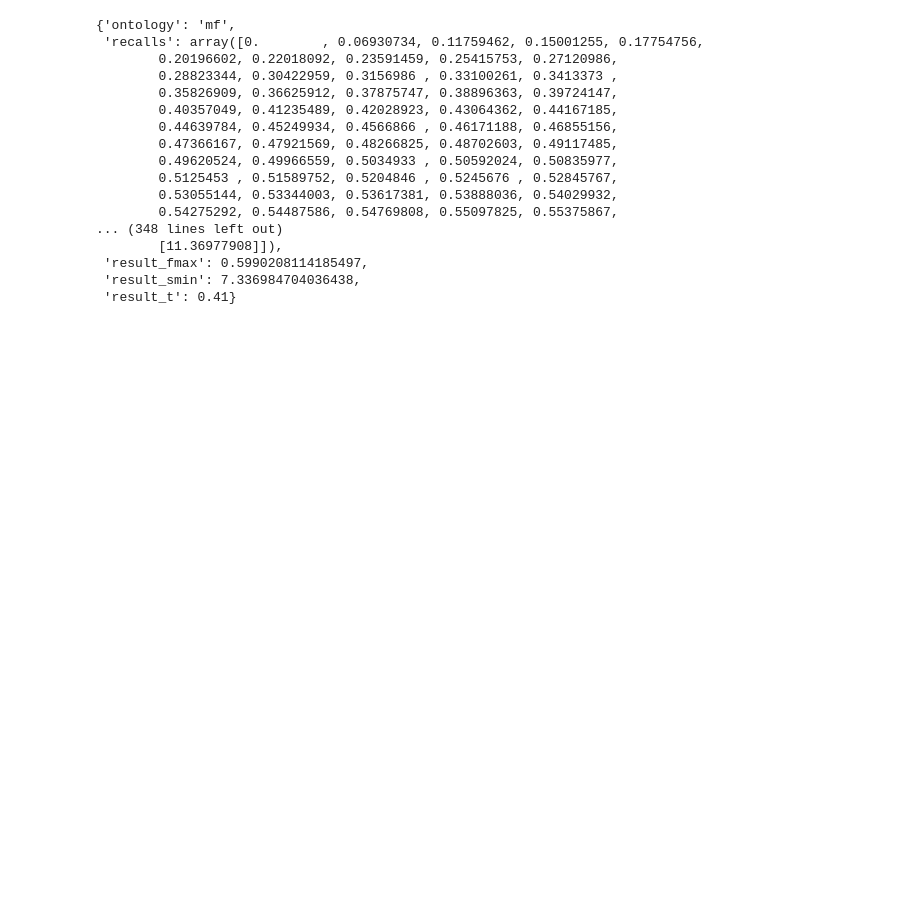
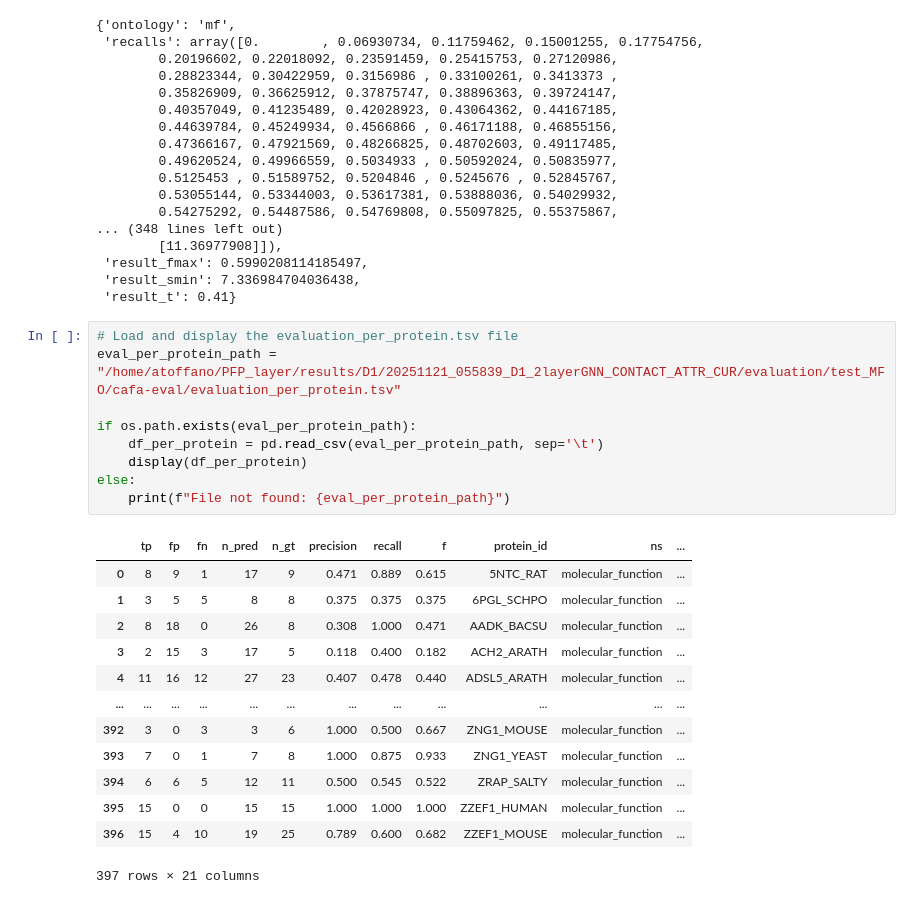
Before and after one commit to atoffano/MS-GNN, a Jupyter notebook: notebooks/test.ipynb, the cells around one changed output. Drawn from its saved outputs; the diff is of its cells as text; blank space fills up the shorter version.

```diff
--- a/notebooks/test.ipynb
+++ b/notebooks/test.ipynb
@@ -501,3 +503,26 @@ specific_result
  'result_fmax': 0.5990208114185497,
  'result_smin': 7.336984704036438,
  'result_t': 0.41}
+# %%
+# Load and display the evaluation_per_protein.tsv file
+eval_per_protein_path = "/home/atoffano/PFP_layer/results/D1/20251121_055839_D1_2layerGNN_CONTACT_ATTR_CUR/evaluation/test_MFO/cafa-eval/evaluation_per_protein.tsv"
+
+if os.path.exists(eval_per_protein_path):
+    df_per_protein = pd.read_csv(eval_per_protein_path, sep='\t')
+    display(df_per_protein)
+else:
+    print(f"File not found: {eval_per_protein_path}")
+# %% [output]
+|  | tp | fp | fn | n_pred | n_gt | precision | recall | f | protein_id | ns | ... |
+| 0 | 8 | 9 | 1 | 17 | 9 | 0.471 | 0.889 | 0.615 | 5NTC_RAT | molecular_function | ... |
+| 1 | 3 | 5 | 5 | 8 | 8 | 0.375 | 0.375 | 0.375 | 6PGL_SCHPO | molecular_function | ... |
+| 2 | 8 | 18 | 0 | 26 | 8 | 0.308 | 1.000 | 0.471 | AADK_BACSU | molecular_function | ... |
+| 3 | 2 | 15 | 3 | 17 | 5 | 0.118 | 0.400 | 0.182 | ACH2_ARATH | molecular_function | ... |
+| 4 | 11 | 16 | 12 | 27 | 23 | 0.407 | 0.478 | 0.440 | ADSL5_ARATH | molecular_function | ... |
+| ... | ... | ... | ... | ... | ... | ... | ... | ... | ... | ... | ... |
+| 392 | 3 | 0 | 3 | 3 | 6 | 1.000 | 0.500 | 0.667 | ZNG1_MOUSE | molecular_function | ... |
+| 393 | 7 | 0 | 1 | 7 | 8 | 1.000 | 0.875 | 0.933 | ZNG1_YEAST | molecular_function | ... |
+| 394 | 6 | 6 | 5 | 12 | 11 | 0.500 | 0.545 | 0.522 | ZRAP_SALTY | molecular_function | ... |
+| 395 | 15 | 0 | 0 | 15 | 15 | 1.000 | 1.000 | 1.000 | ZZEF1_HUMAN | molecular_function | ... |
+| 396 | 15 | 4 | 10 | 19 | 25 | 0.789 | 0.600 | 0.682 | ZZEF1_MOUSE | molecular_function | ... |
+397 rows × 21 columns
```
Also changed, not shown: parts of 17 cells of this notebook, 6 other files.
